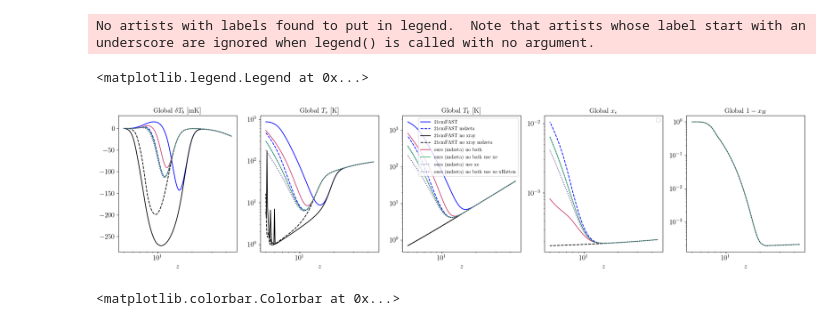
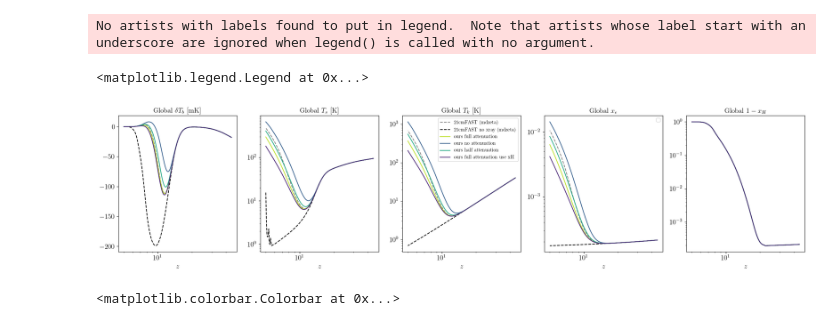
Before and after one commit to yitiansun/DM21cm, a Jupyter notebook: notebooks/plotting_simple.ipynb, the cells around one changed output. Cells and saved outputs as stored; diff of their text form; code cells hidden in the pictures.

Commit message:
xray check new baseline

```diff
--- a/notebooks/plotting_simple.ipynb
+++ b/notebooks/plotting_simple.ipynb
@@ -16,14 +16,16 @@ from matplotlib import colormaps as cms
 mpl.rc_file("../matplotlibrc")
 # %%
 plot_options = {
-    'base' : dict(color='b', ls='-'),
-    'base_mdz' : dict(color='b', ls='--'),
-    'noxray' : dict(color='k', ls='-'),
+    #'base' : dict(color='b', ls='-'),
+    'base_mdz' : dict(color='gray', ls='--'),
+    #'noxray' : dict(color='k', ls='-'),
     'noxray_mdz' : dict(color='k', ls='--'),
-    'ours_nobath_m1' : dict(color=cms['plasma'](0.5)),
-    'ours_nobath_usexe' : dict(color=cms['viridis'](0.7)),
-    'ours_usexe' : dict(color=cms['viridis'](0.3), ls=':'),
-    'ours_nobath_usexe_xHatten' : dict(color=cms['viridis'](0.1), ls=':'),
+    #'ours_nobath_m1' : dict(color=cms['plasma'](0.5)),
+    'ours_nobath_usexe' : dict(color=cms['viridis'](0.9)),
+    #'ours_usexe' : dict(color=cms['viridis'](0.3), ls=':'),
+    'ours_nobath_usexe_noatten' : dict(color=cms['viridis'](0.3)),
+    'ours_nobath_usexe_halfatten' : dict(color=cms['viridis'](0.6)),
+    'ours_nobath_usexe_xHatten' : dict(color=cms['viridis'](0.1)),
 }
 labels = {
     'T_b' : {
@@ -32,13 +34,15 @@ labels = {
     },
     'T_k' : {
         'base' : '21cmFAST',
-        'base_mdz' : '21cmFAST mdzeta',
+        'base_mdz' : '21cmFAST (mdzeta)',
         'noxray' : '21cmFAST no xray',
-        'noxray_mdz' : '21cmFAST no xray mdzeta',
+        'noxray_mdz' : '21cmFAST no xray (mdzeta)',
         'ours_nobath_m1' : 'ours (mdzeta) no bath',
-        'ours_nobath_usexe' : 'ours (mdzeta) no bath use xe',
         'ours_usexe' : 'ours (mdzeta) use xe',
-        'ours_nobath_usexe_xHatten' : 'ours (mdzeta) no bath use xe xHatten',
+        'ours_nobath_usexe' : 'ours full attenuation',
+        'ours_nobath_usexe_noatten' : 'ours no attenuation',
+        'ours_nobath_usexe_halfatten' : 'ours half attenuation',
+        'ours_nobath_usexe_xHatten' : 'ours full attenuation use xH',
     },
 }
 
@@ -46,34 +50,34 @@ fig, axs = plt.subplots(1, 5, figsize=(25, 5))
 
 for name in plot_options.keys():
 
     records = np.load(f'../data/run_info/xc_{name}_records.npy', allow_pickle=True).item()
 
     axs[0].plot(records['z'], records['T_b'], label=(labels['T_b'][name] if name in labels['T_b'].keys() else None), **plot_options[name])
     axs[1].plot(records['z'], records['T_s'], label=(labels['T_s'][name] if name in labels['T_s'].keys() else None), **plot_options[name])
     axs[2].plot(records['z'], records['T_k'], label=(labels['T_k'][name] if name in labels['T_k'].keys() else None), **plot_options[name])
     if name not in ['noxray', 'base']:
         axs[3].plot(records['z'], records['x_e'], **plot_options[name])
         axs[4].plot(records['z'], records['1-x_H'], **plot_options[name])
 
 axs[0].set(title=r'Global $\delta T_b$ [mK]', xlabel=r'$z$')
 axs[1].set(title=r'Global $T_s$ [K]', xlabel=r'$z$')
 axs[2].set(title=r'Global $T_k$ [K]', xlabel=r'$z$')
 axs[3].set(title=r'Global $x_e$', xlabel=r'$z$')
 axs[4].set(title=r'Global $1-x_H$', xlabel=r'$z$')
 
 axs[0].set(xscale='log')
 axs[1].set(xscale='log', yscale='log')
 axs[2].set(xscale='log', yscale='log')
 axs[3].set(xscale='log', yscale='log')
 axs[4].set(xscale='log', yscale='log')
 
 axs[2].legend(fontsize=10)
 axs[3].legend(fontsize=10)
 #fig.savefig('../outputs/plots/global_evolution.pdf')
 # %% [output]
 No artists with labels found to put in legend.  Note that artists whose label start with an underscore are ignored when legend() is called with no argument.
 <matplotlib.legend.Legend at 0x...>
-[figure, old version]
+[figure, new version]
 # %%
 name = 'ours_nobath'
 records = np.load(f'../data/run_info/xc_{name}_records.npy', allow_pickle=True).item()
```
Also changed, not shown: 3 other files.
